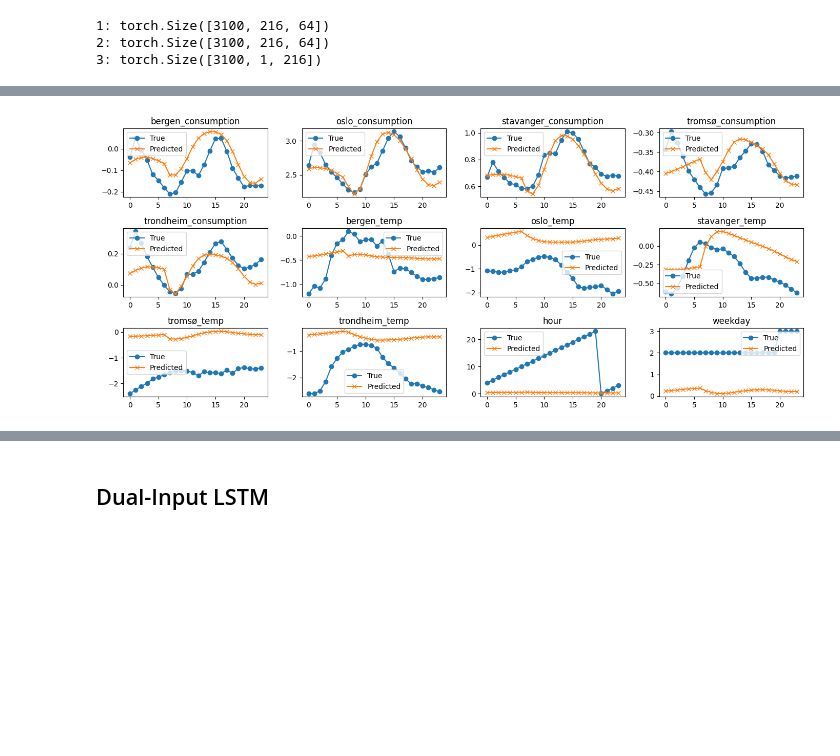
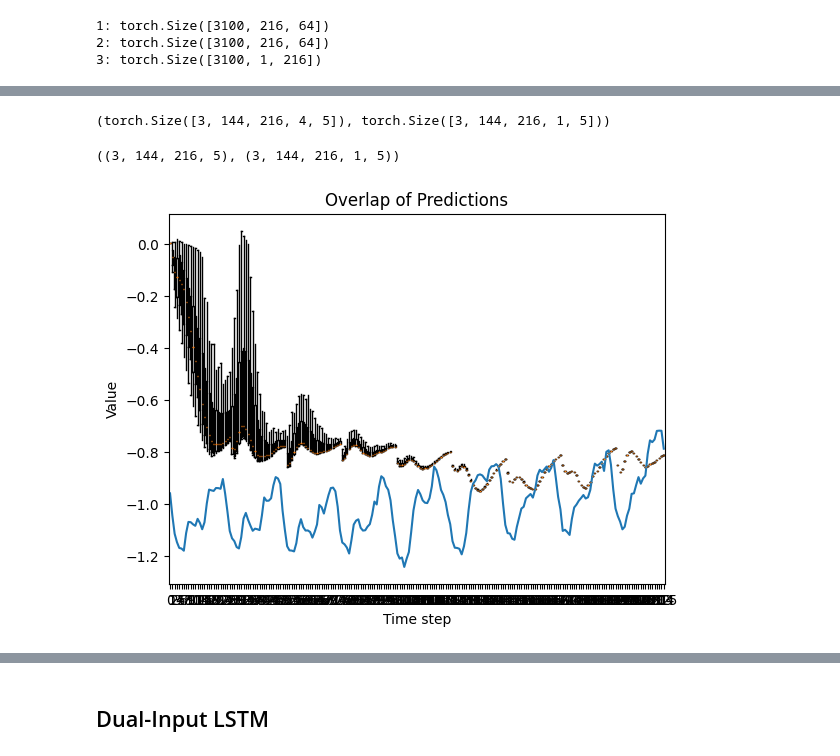
Before and after one commit to SigmaDerivative/energy-consumption-forecast, a Jupyter notebook: analysis.ipynb, the cells around one changed output, grey strips where cells are left out. Cells and saved outputs as stored; diff of their text form; code cells hidden in the pictures; blank space fills up the shorter version.

Commit message:
include some eval on lstm

```diff
--- a/analysis.ipynb
+++ b/analysis.ipynb
@@ -724,25 +691,47 @@ IndexError: too many indices for tensor of dimension 2
-# %%
-# Predict using the model
-model.eval()
-with torch.no_grad():
-    predictions = model(test_X)
-
-# Choose a random sample from the test set
-sample_idx = torch.randint(0, test_X.size(0), (1,)).item()
-sample_true = test_y[sample_idx].numpy(force=True)
-sample_pred = predictions[sample_idx].numpy(force=True)
-
-# Plotting
-plt.figure(figsize=(14, 6))
-
-for i in range(12):  # For each of the 12 features
-    plt.subplot(3, 4, i+1)
-    plt.plot(sample_true[:, i], label='True', marker='o')
-    plt.plot(sample_pred[:, i], label='Predicted', marker='x')
-    plt.title(f'{df_merged.columns[i]}')
-    plt.legend()
-
-plt.tight_layout()
-plt.show()
-# %% [output]
-[figure, removed]
+# %%
+val_X.shape, val_y.shape
+# %% [output]
+(torch.Size([3, 144, 216, 4, 5]), torch.Size([3, 144, 216, 1, 5]))
+# %%
+predictions = np.zeros((3, 144, 216, 5))
+
+for i in range(3):  # For each split
+    for j in range(5):  # For each city
+        # Extract the validation features
+        city_val_features = val_X[i, :, :, :, j]
+
+        model.eval()
+        outputs_list = []
+        with torch.no_grad():
+            outputs = model(city_val_features)
+        city_predictions = outputs.squeeze().cpu().numpy()
+
+        # Store the predictions
+        predictions[i, :, :, j] = city_predictions
+# %%
+truths = val_y.cpu().numpy()
+predictions.shape, truths.shape
+# %% [output]
+((3, 144, 216, 5), (3, 144, 216, 1, 5))
+# %%
+import matplotlib.pyplot as plt
+
+_predictions = predictions[0, :, :, 0]
+_truths = truths[0, 0, :, 0, 0]
+
+# Prepare data for boxplot
+data_to_plot = []
+for i in range(216):  # For each predicted time step
+    # Collect all predictions that include this time step, ensuring we don't go out of bounds
+    data_at_timestep = [_predictions[j, i-j] for j in range(min(i+1, 144)) if i-j < 216]
+    data_to_plot.append(data_at_timestep)
+
+# Create a boxplot
+plt.boxplot(data_to_plot, positions=range(216), showfliers=False)
+plt.plot(_truths, label='Truth')
+plt.xlabel('Time step')
+plt.ylabel('Value')
+plt.title('Overlap of Predictions')
+plt.show()
+# %% [output]
+[figure, added]
```
Also changed, not shown: parts of 4 cells of this notebook.
